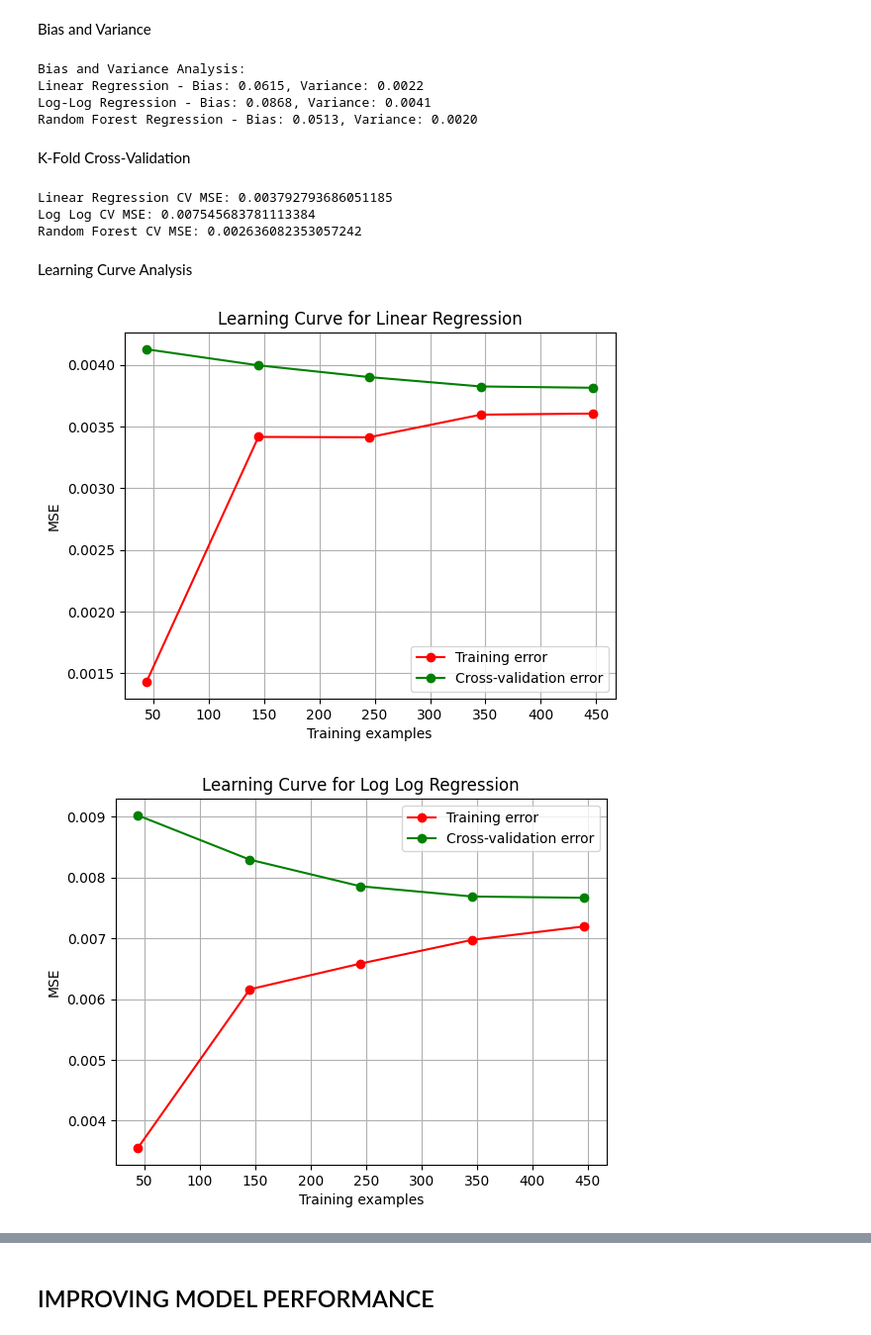
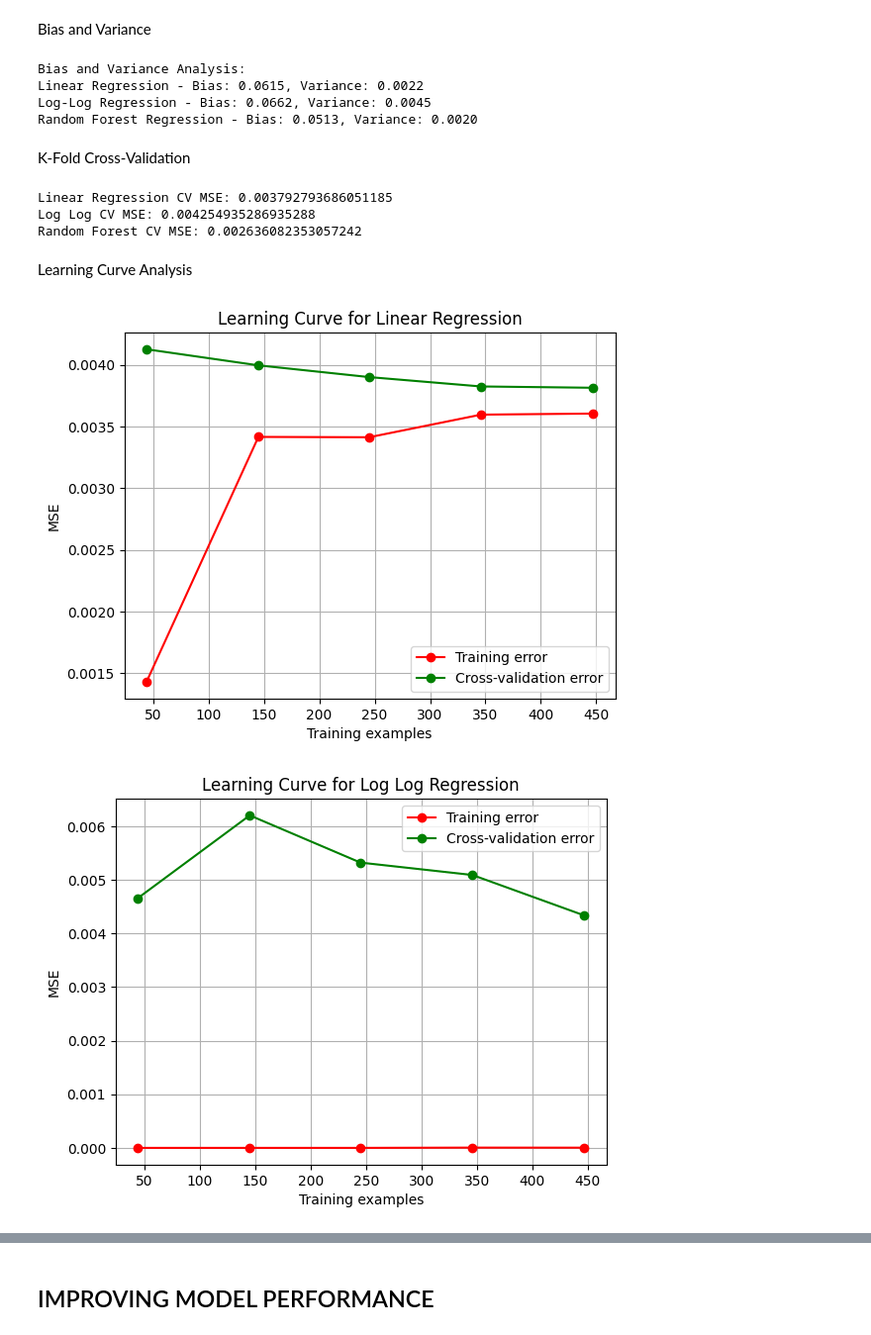
Before and after one commit to OldMarkie/Sleep-Efficiency-Data-Model, a Jupyter notebook: sleepEfficiencyModel.ipynb, the cells around one changed output, grey strips where cells are left out. Shown at 99% size. Saved outputs shown, nothing was run; the diff lists cells and outputs as text; code cells hidden in the pictures.

Commit message:
added decision tree and fix for rf hyperparameter tuning

```diff
--- a/sleepEfficiencyModel.ipynb
+++ b/sleepEfficiencyModel.ipynb
@@ -525,20 +525,18 @@ slpEf_dfLog = slpEf_df.replace(0, 0.001)  # Add a small constant to avoid log(0)
 # %% [markdown]
 Log-Transforming the Features and Loading the Data in X and y variables
 # %%
-X_log = np.log(slpEf_dfLog[['Sleep duration', 'Deep sleep percentage', 'Light sleep percentage',
-                     'REM sleep percentage', 'Awakenings', 'Caffeine consumption',
-                     'Alcohol consumption', 'Exercise frequency', 'Smoking status',
-                     'Bedtime Hour', 'Wakeup Hour', 'Age']])
-
-y_log = np.log(slpEf_dfLog['Sleep efficiency'])
+X_dtr = slpEf_df[['Sleep duration', 'Deep sleep percentage', 'Light sleep percentage','REM sleep percentage',  'Awakenings',
+              'Caffeine consumption', 'Alcohol consumption', 'Exercise frequency', 'Smoking status',
+              'Bedtime Hour', 'Wakeup Hour', 'Age']]
+y_dtr = slpEf_df['Sleep efficiency']
 # %% [markdown]
 Splitting the Data into Training Set and Test Set
 # %%
-X_train, X_test, y_train, y_test = train_test_split(X_linear, y_linear, test_size=0.2, random_state=42)
+X_train, X_test, y_train, y_test = train_test_split(X_dtr, y_dtr, test_size=0.2, random_state=42)
 X_train, X_val, y_train, y_val = train_test_split(X_train, y_train, test_size=0.25, random_state=42)
 # %% [markdown]
 Training the Model
 # %%
-log_log_model = LinearRegression()
-log_log_model.fit(X_train, y_train)
+dtr_model = DecisionTreeRegressor()
+dtr_model.fit(X_train, y_train)
 # %% [output]
@@ -709,7 +703,7 @@ def bias_variance_analysis(model, X, y, cv=5):
 linear_model_bias, linear_model_variance = bias_variance_analysis(linReg, X_linear, y_linear)
 
 # Calculate for Log-Log Regression
-log_linear_model_bias, log_linear_model_variance = bias_variance_analysis(log_log_model, X_log, y_log)
+dtr_model_bias, dtr_model_variance = bias_variance_analysis(dtr_model, X_dtr, y_dtr)
 
 # Calculate for Random Forest Regression
 rf_model_bias, rf_model_variance = bias_variance_analysis(rf_model, X_rf, y_rf)
@@ -717,12 +711,12 @@ rf_model_bias, rf_model_variance = bias_variance_analysis(rf_model, X_rf, y_rf)
 # Display results
 print("Bias and Variance Analysis:")
 print(f"Linear Regression - Bias: {linear_model_bias:.4f}, Variance: {linear_model_variance:.4f}")
-print(f"Log-Log Regression - Bias: {log_linear_model_bias:.4f}, Variance: {log_linear_model_variance:.4f}")
+print(f"Log-Log Regression - Bias: {dtr_model_bias:.4f}, Variance: {dtr_model_variance:.4f}")
 print(f"Random Forest Regression - Bias: {rf_model_bias:.4f}, Variance: {rf_model_variance:.4f}")
 # %% [output]
 Bias and Variance Analysis:
 Linear Regression - Bias: 0.0615, Variance: 0.0022
-Log-Log Regression - Bias: 0.0868, Variance: 0.0041
+Log-Log Regression - Bias: 0.0662, Variance: 0.0045
 Random Forest Regression - Bias: 0.0513, Variance: 0.0020
 # %% [markdown]
 K-Fold Cross-Validation
@@ -735,7 +729,7 @@ linear_scores = cross_val_score(linReg, X_linear, y_linear, cv=5, scoring='neg_m
 print("Linear Regression CV MSE:", -linear_scores.mean())
 
 # Cross-validation for Log Log Regression
-rf_scores = cross_val_score(log_log_model, X_log, y_log, cv=5, scoring='neg_mean_squared_error')
+rf_scores = cross_val_score(dtr_model, X_dtr, y_dtr, cv=5, scoring='neg_mean_squared_error')
 print("Log Log CV MSE:", -rf_scores.mean())
 
 # Cross-validation for Random Forest
@@ -743,37 +737,37 @@ rf_scores = cross_val_score(rf_model, X_rf, y_rf, cv=5, scoring='neg_mean_square
 print("Random Forest CV MSE:", -rf_scores.mean())
 # %% [output]
 Linear Regression CV MSE: 0.003792793686051185
-Log Log CV MSE: 0.007545683781113384
+Log Log CV MSE: 0.004254935286935288
 Random Forest CV MSE: 0.002636082353057242
 # %% [markdown]
 Learning Curve Analysis
 # %%
 from sklearn.model_selection import learning_curve
 
 def plot_learning_curve(estimator, title, X, y):
     train_sizes, train_scores, test_scores = learning_curve(estimator, X, y, cv=100,
                                                             scoring='neg_mean_squared_error',
                                                             train_sizes=np.linspace(0.1, 1.0, 5))
     train_scores_mean = -train_scores.mean(axis=1)
     test_scores_mean = -test_scores.mean(axis=1)
 
     plt.figure()
     plt.plot(train_sizes, train_scores_mean, 'o-', color="r", label="Training error")
     plt.plot(train_sizes, test_scores_mean, 'o-', color="g", label="Cross-validation error")
     plt.title(title)
     plt.xlabel("Training examples")
     plt.ylabel("MSE")
     plt.legend(loc="best")
     plt.grid()
     plt.show()
 
 # Plot learning curves
 plot_learning_curve(linReg, "Learning Curve for Linear Regression", X_linear, y_linear)
-plot_learning_curve(log_log_model, "Learning Curve for Log Log Regression", X_log, y_log)
+plot_learning_curve(dtr_model, "Learning Curve for Log Log Regression", X_dtr, y_dtr)
 plot_learning_curve(rf_model, "Learning Curve for Random Forest", X_rf, y_rf)
 # %% [output]
 [figure]
-[figure, old version]
+[figure, new version]
 [figure]
 # %% [markdown]
 ## IMPROVING MODEL PERFORMANCE
```
Also changed, not shown: parts of 13 cells of this notebook.
